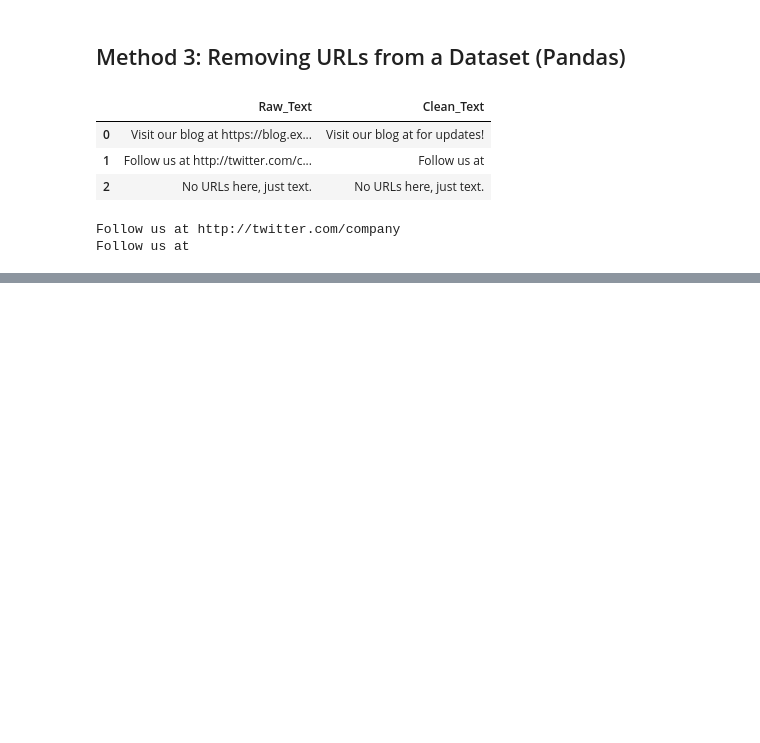
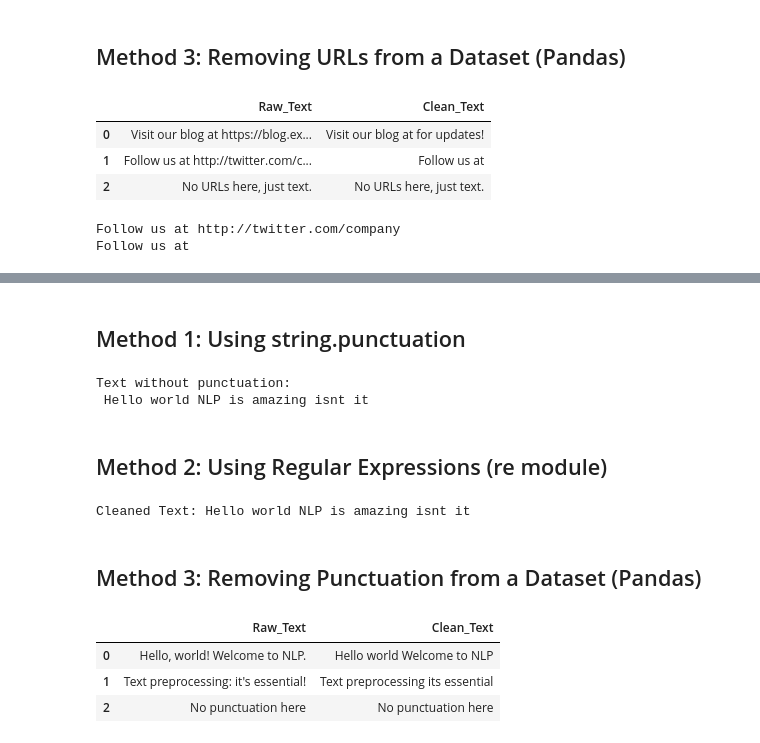
Before and after one commit to Ehtisham1053/Natural-Language-Processing, a Jupyter notebook: Remove_html_tags.ipynb, the cells around one changed output, grey strips where cells are left out. Drawn from its saved outputs; the diff is of its cells as text; code cells hidden in the pictures; blank space fills up the shorter version.

```diff
--- a/Remove_html_tags.ipynb
+++ b/Remove_html_tags.ipynb
@@ -124,0 +135,49 @@ Follow us at
+# %% [markdown]
+## Method 1: Using string.punctuation
+# %%
+import string
+
+text_with_punctuation = "Hello, world! NLP is amazing: isn't it?"
+
+# Remove punctuation
+clean_text = text_with_punctuation.translate(str.maketrans('', '', string.punctuation))
+
+print("Text without punctuation:\n", clean_text)
+# %% [output]
+Text without punctuation:
+ Hello world NLP is amazing isnt it
+# %% [markdown]
+## Method 2: Using Regular Expressions (re module)
+# %%
+import re
+
+text_with_punctuation = "Hello, world! NLP is amazing: *isn't it?"
+
+# Remove punctuation using regex
+clean_text = re.sub(r'[^\w\s]', '', text_with_punctuation)
+
+print("Cleaned Text:", clean_text)
+# %% [output]
+Cleaned Text: Hello world NLP is amazing isnt it
+# %% [markdown]
+## Method 3: Removing Punctuation from a Dataset (Pandas)
+# %%
+import pandas as pd
+
+data = {'Raw_Text': [
+    "Hello, world! Welcome to NLP.",
+    "Text preprocessing: it's essential!",
+    "No punctuation here"
+]}
+
+df = pd.DataFrame(data)
+
+# Remove punctuation from entire column
+df['Clean_Text'] = df['Raw_Text'].apply(lambda x: x.translate(str.maketrans('', '', string.punctuation)))
+
+df
+# %% [output]
+|  | Raw_Text | Clean_Text |
+| 0 | Hello, world! Welcome to NLP. | Hello world Welcome to NLP |
+| 1 | Text preprocessing: it's essential! | Text preprocessing its essential |
+| 2 | No punctuation here | No punctuation here |
```
Also changed, not shown: parts of 3 cells of this notebook.
